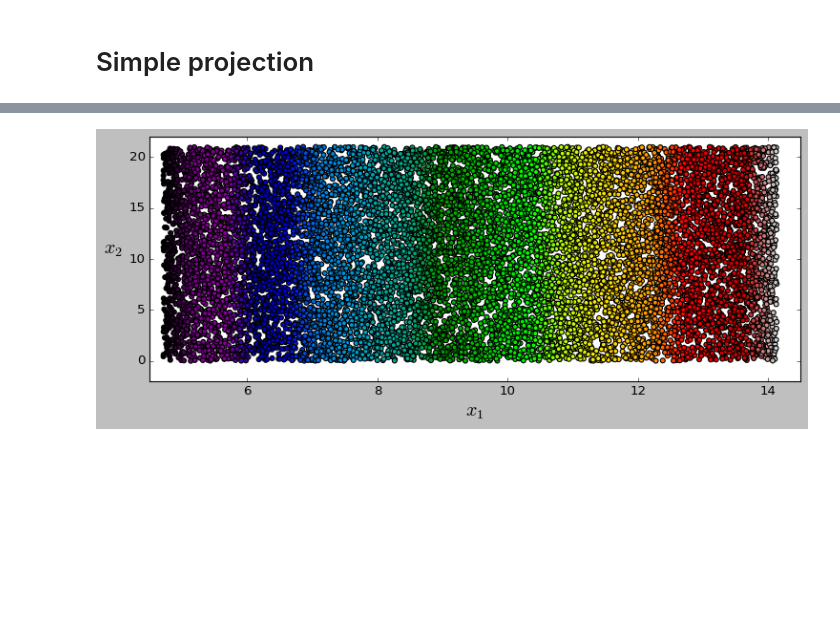
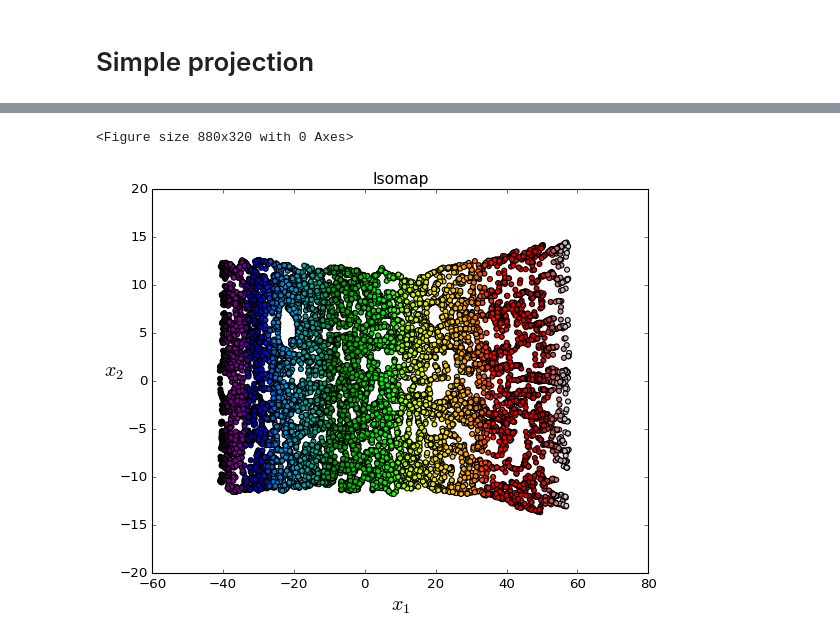
Before and after one commit to cedric-uden/Dimensionality-Reduction, a Jupyter notebook: notebooks/Swiss_Roll.ipynb, the cells around one changed output, grey strips where cells are left out. Saved outputs shown, nothing was run; the diff lists cells and outputs as text; code cells hidden in the pictures; blank space fills up the shorter version.

```diff
--- a/notebooks/Swiss_Roll.ipynb
+++ b/notebooks/Swiss_Roll.ipynb
@@ -39,10 +44,20 @@ plt.show()
+# %%
+from sklearn.manifold import Isomap
+
+isomap = Isomap(n_components=2)
+X_reduced_isomap = isomap.fit_transform(X)
 # %%
-plt.figure(figsize=(11, 4))
-plt.scatter(y, X[:, 1], c=t, cmap=swiss_roll_color)     # t := The univariate position of the sample according to the main dimension
-                                                        # of the points in the manifold. (source: scitkit-implementation)
-plt.axis([4.5, 14.5, -2, 22])
+plt.figure(figsize=(11,4))
+
+
+plt.figure(facecolor="white")
+plt.title("Isomap", fontsize=14)
+plt.scatter(X_reduced_isomap[:, 0], X_reduced_isomap[:, 1], c=t, cmap=swiss_roll_color)
 plt.xlabel("$x_1$", fontsize=18)
-plt.ylabel("$x_2$", fontsize=18, rotation=0, labelpad=15)
+plt.ylabel("$x_2$", fontsize=18, rotation=0)
+
+
 plt.show()
 # %% [output]
+<Figure size 880x320 with 0 Axes>
-[figure, old version]
+[figure, new version]
```
Also changed, not shown: parts of 2 cells of this notebook.
